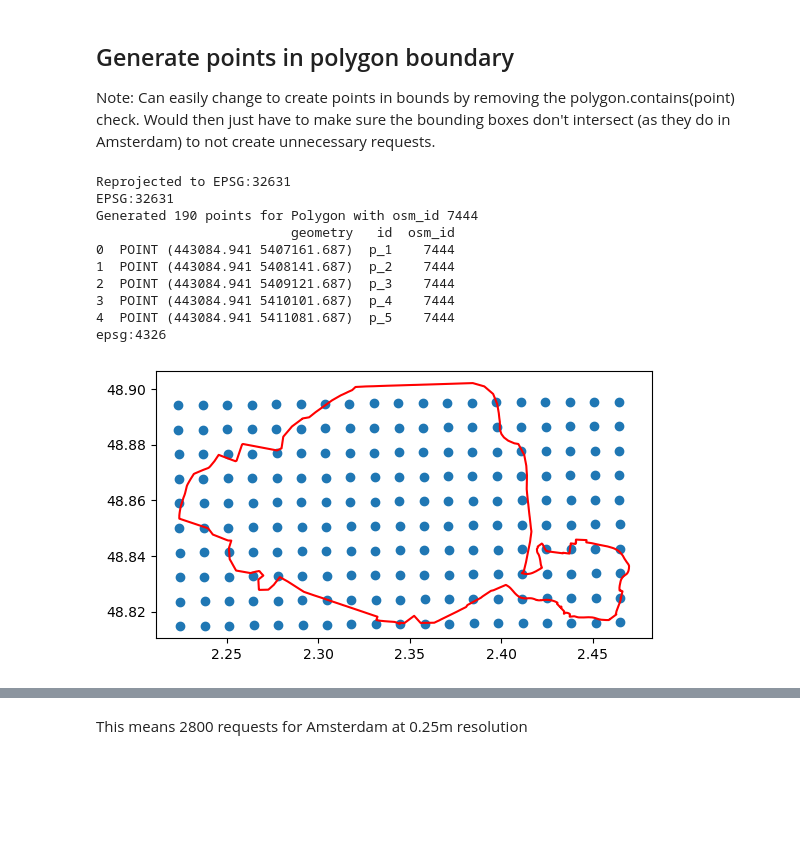
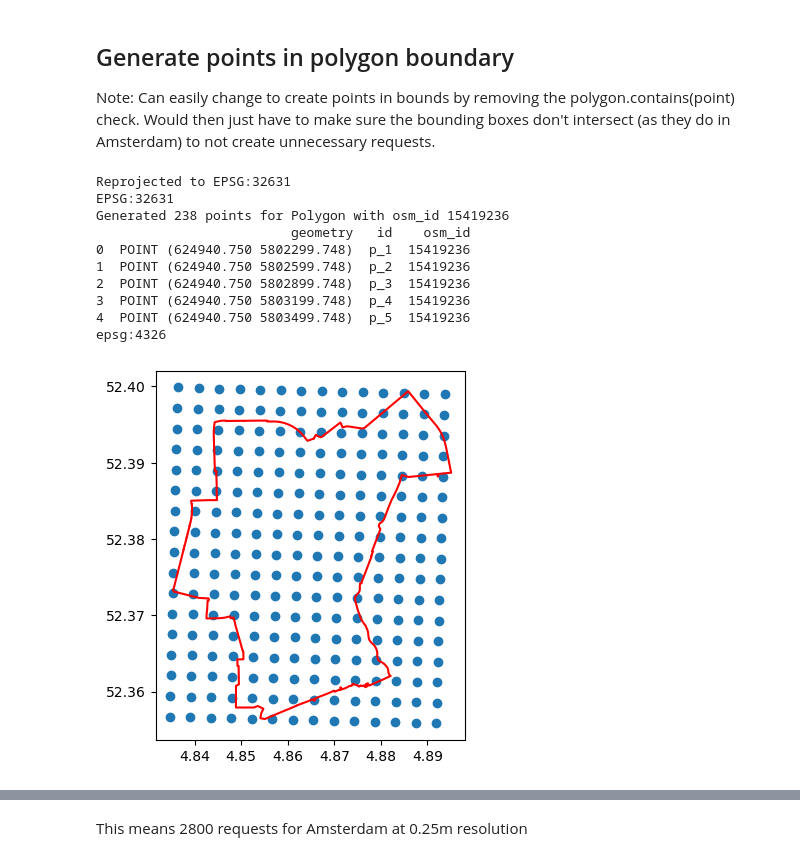
Before and after one commit to lukasbeuster/throwing_shade, a Jupyter notebook: code/240607_Download_SolarAPI.ipynb, the cells around one changed output, grey strips where cells are left out. Cells and saved outputs as stored; diff of their text form; code cells hidden in the pictures; blank space fills up the shorter version.

```diff
--- a/code/240607_Download_SolarAPI.ipynb
+++ b/code/240607_Download_SolarAPI.ipynb
@@ -30,7 +30,7 @@ from tqdm import tqdm
 # %% [markdown]
 https://osmnx.readthedocs.io/en/stable/user-reference.html#osmnx.geocoder.geocode_to_gdf
 # %%
-place = "Paris"
+place = "West, Amsterdam"
 gdf = ox.geocoder.geocode_to_gdf(place)
 # %%
 gdf.explore()
@@ -159,7 +159,7 @@ if gdf.crs is None:
     raise ValueError("Input GeoDataFrame does not have a CRS defined.")
 
 # Define the spacing (150 meters in this case)
-spacing = 980
+spacing = 300
 
 # Reproject the GeoDataFrame to a projected CRS (e.g., UTM) if it is in a geographic CRS
 if gdf.crs.is_geographic:
@@ -168,41 +168,41 @@ if gdf.crs.is_geographic:
     min_x = bounds['minx'].min()
     max_x = bounds['maxx'].max()
     min_y = bounds['miny'].min()
     max_y = bounds['maxy'].max()
 
     utm_crs = lat_lon_to_utm_epsg(min_x, min_y, max_x, max_y)
     projected_gdf = gdf.to_crs(utm_crs)
     print(f'Reprojected to {utm_crs}')
 else:
     projected_gdf = gdf
     print(f'CRS was already projected')
 
 print(projected_gdf.crs)
 
 # Generate the points GeoDataFrame in the projected CRS
 points_gdf = create_points_geodataframe(projected_gdf, spacing, contains=False)
 print(points_gdf[0:5])
 # points_gdf.plot()
 # Reproject the points back to the original CRS so we can use it for the API query
 if gdf.crs.is_geographic:
     points_gdf = points_gdf.to_crs(gdf.crs)
 
 print(points_gdf.crs)
 points_gdf.plot()
 gdf.boundary.plot(ax=plt.gca(), color='red')
 plt.show()
 # %% [output]
 Reprojected to EPSG:32631
 EPSG:32631
-Generated 190 points for Polygon with osm_id 7444
-                         geometry   id  osm_id
-0  POINT (443084.941 5407161.687)  p_1    7444
-1  POINT (443084.941 5408141.687)  p_2    7444
-2  POINT (443084.941 5409121.687)  p_3    7444
-3  POINT (443084.941 5410101.687)  p_4    7444
-4  POINT (443084.941 5411081.687)  p_5    7444
+Generated 238 points for Polygon with osm_id 15419236
+                         geometry   id    osm_id
+0  POINT (624940.750 5802299.748)  p_1  15419236
+1  POINT (624940.750 5802599.748)  p_2  15419236
+2  POINT (624940.750 5802899.748)  p_3  15419236
+3  POINT (624940.750 5803199.748)  p_4  15419236
+4  POINT (624940.750 5803499.748)  p_5  15419236
 epsg:4326
-[figure, old version]
+[figure, new version]
 # %%
 # Create a new figure and axis
 fig, ax = plt.subplots()
```
Also changed, not shown: parts of 7 cells of this notebook, 4 other files.
